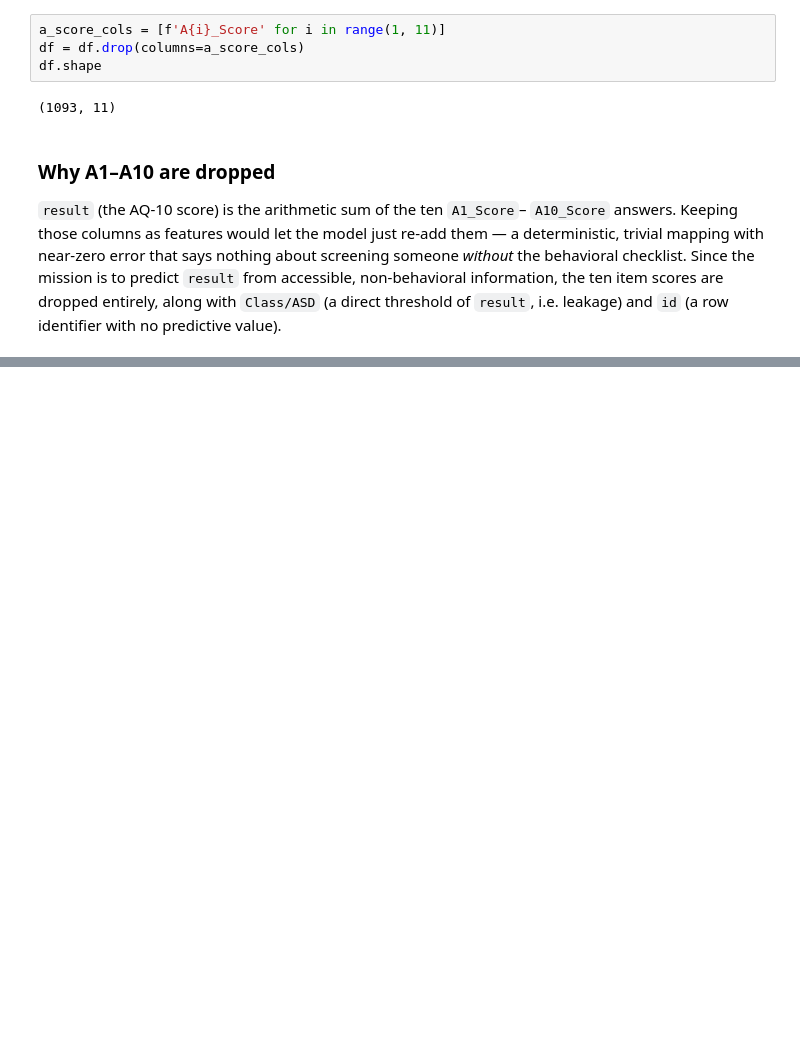
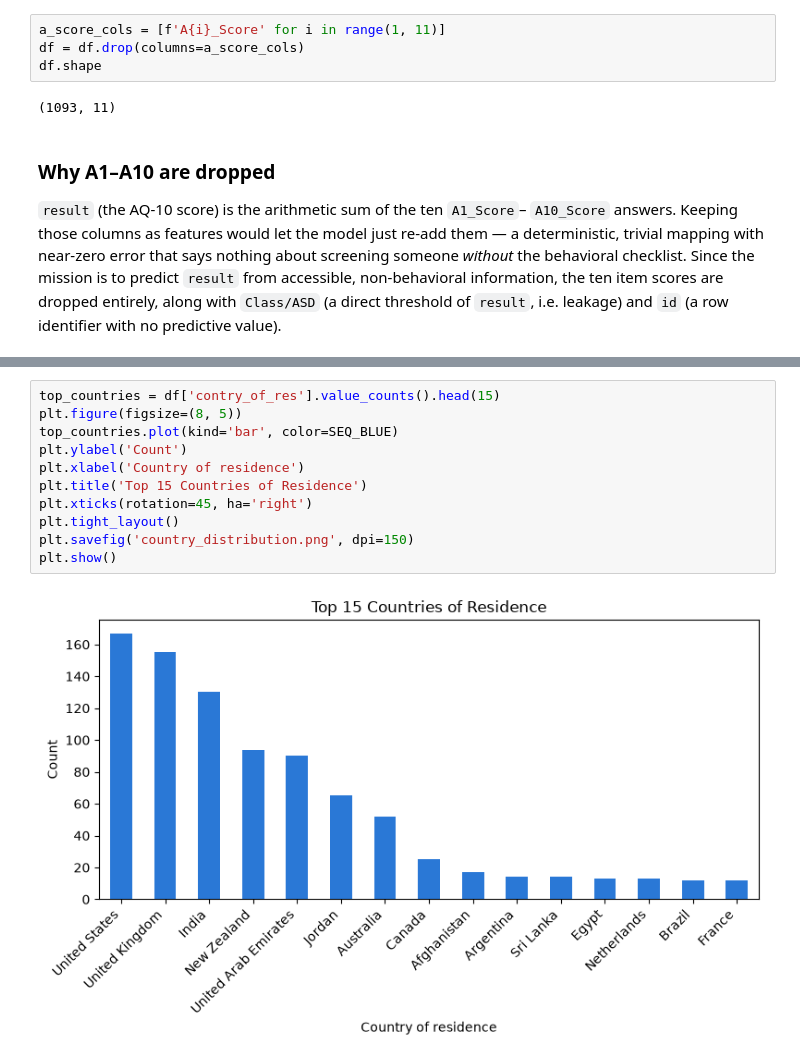
Before and after one commit to Divine-kuzo/linear_regression_model, a Jupyter notebook: summative/linear_regression/multivariate.ipynb, the cells around one changed output, grey strips where cells are left out. Cells and saved outputs as stored; diff of their text form; blank space fills up the shorter version.

```diff
--- a/summative/linear_regression/multivariate.ipynb
+++ b/summative/linear_regression/multivariate.ipynb
@@ -101,0 +141,13 @@ identifier with no predictive value).
+# %%
+top_countries = df['contry_of_res'].value_counts().head(15)
+plt.figure(figsize=(8, 5))
+top_countries.plot(kind='bar', color=SEQ_BLUE)
+plt.ylabel('Count')
+plt.xlabel('Country of residence')
+plt.title('Top 15 Countries of Residence')
+plt.xticks(rotation=45, ha='right')
+plt.tight_layout()
+plt.savefig('country_distribution.png', dpi=150)
+plt.show()
+# %% [output]
+[figure, added]
```
Also changed, not shown: parts of 8 cells of this notebook, 6 other files.
